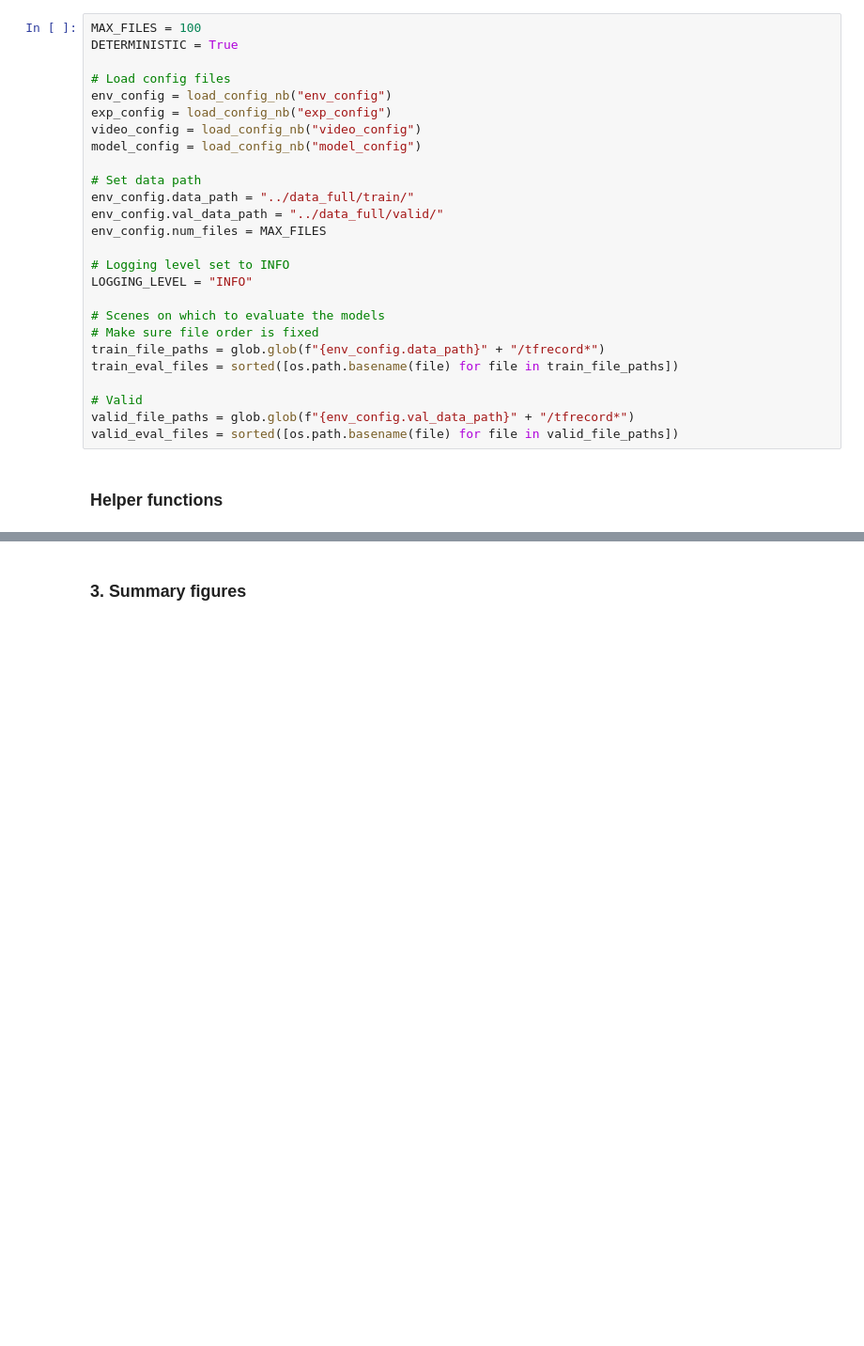
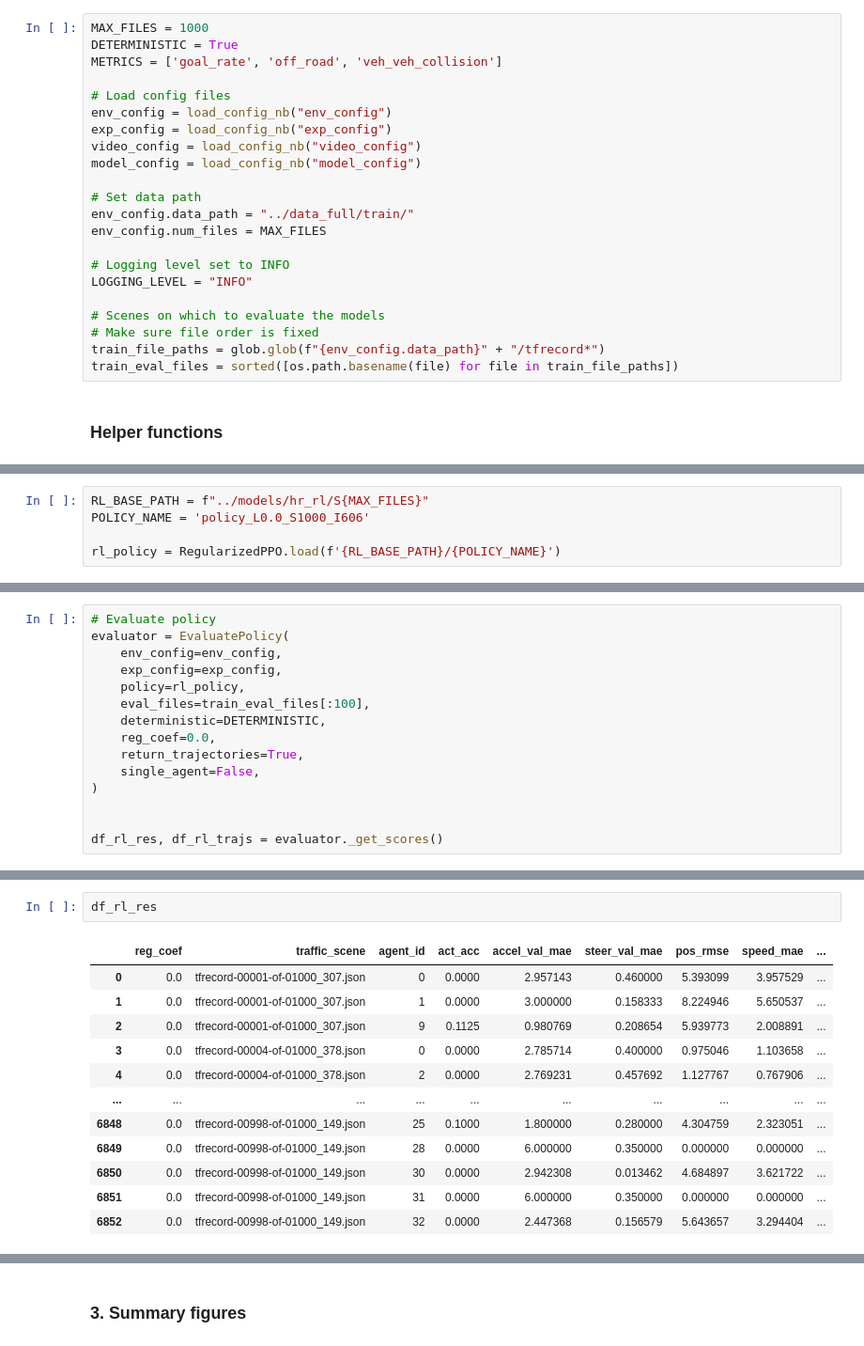
Before and after one commit to facebookresearch/nocturne, a Jupyter notebook: evaluation/policy_performance_analysis.ipynb, the cells around one changed output, grey strips where cells are left out. Shown: that part at 94% size. Drawn from its saved outputs; the diff is of its cells as text; blank space fills up the shorter version.

Commit message:
Eval notebooks

```diff
--- a/evaluation/policy_performance_analysis.ipynb
+++ b/evaluation/policy_performance_analysis.ipynb
@@ -43,8 +37,9 @@ os.environ["WANDB_NOTEBOOK_NAME"] = "policy_performance_analysis.ipynb"
 # %% [markdown]
 ### Configurations
 # %%
-MAX_FILES = 100
+MAX_FILES = 1000
 DETERMINISTIC = True
+METRICS = ['goal_rate', 'off_road', 'veh_veh_collision']
 
 # Load config files
 env_config = load_config_nb("env_config")
@@ -54,7 +49,6 @@ model_config = load_config_nb("model_config")
 
 # Set data path
 env_config.data_path = "../data_full/train/"
-env_config.val_data_path = "../data_full/valid/"
 env_config.num_files = MAX_FILES
 
 # Logging level set to INFO
@@ -64,9 +58,5 @@ LOGGING_LEVEL = "INFO"
 # Make sure file order is fixed
 train_file_paths = glob.glob(f"{env_config.data_path}" + "/tfrecord*")
 train_eval_files = sorted([os.path.basename(file) for file in train_file_paths])
-
-# Valid
-valid_file_paths = glob.glob(f"{env_config.val_data_path}" + "/tfrecord*")
-valid_eval_files = sorted([os.path.basename(file) for file in valid_file_paths])
 # %% [markdown]
 ### Helper functions
@@ -115,0 +79,5 @@ logger.setLevel(LOGGING_LEVEL)
+# %%
+RL_BASE_PATH = f"../models/hr_rl/S{MAX_FILES}"
+POLICY_NAME = 'policy_L0.0_S1000_I606'
+
+rl_policy = RegularizedPPO.load(f'{RL_BASE_PATH}/{POLICY_NAME}')
@@ -115,0 +126,15 @@ logger.setLevel(LOGGING_LEVEL)
+# %%
+# Evaluate policy
+evaluator = EvaluatePolicy(
+    env_config=env_config,
+    exp_config=exp_config,
+    policy=rl_policy,
+    eval_files=train_eval_files[:100],
+    deterministic=DETERMINISTIC,
+    reg_coef=0.0,
+    return_trajectories=True,
+    single_agent=False,
+)
+
+
+df_rl_res, df_rl_trajs = evaluator._get_scores()
@@ -115,0 +151,15 @@ logger.setLevel(LOGGING_LEVEL)
+# %%
+df_rl_res
+# %% [output]
+|  | reg_coef | traffic_scene | agent_id | act_acc | accel_val_mae | steer_val_mae | pos_rmse | speed_mae | ... |
+| 0 | 0.0 | tfrecord-00001-of-01000_307.json | 0 | 0.0000 | 2.957143 | 0.460000 | 5.393099 | 3.957529 | ... |
+| 1 | 0.0 | tfrecord-00001-of-01000_307.json | 1 | 0.0000 | 3.000000 | 0.158333 | 8.224946 | 5.650537 | ... |
+| 2 | 0.0 | tfrecord-00001-of-01000_307.json | 9 | 0.1125 | 0.980769 | 0.208654 | 5.939773 | 2.008891 | ... |
+| 3 | 0.0 | tfrecord-00004-of-01000_378.json | 0 | 0.0000 | 2.785714 | 0.400000 | 0.975046 | 1.103658 | ... |
+| 4 | 0.0 | tfrecord-00004-of-01000_378.json | 2 | 0.0000 | 2.769231 | 0.457692 | 1.127767 | 0.767906 | ... |
+| ... | ... | ... | ... | ... | ... | ... | ... | ... | ... |
+| 6848 | 0.0 | tfrecord-00998-of-01000_149.json | 25 | 0.1000 | 1.800000 | 0.280000 | 4.304759 | 2.323051 | ... |
+| 6849 | 0.0 | tfrecord-00998-of-01000_149.json | 28 | 0.0000 | 6.000000 | 0.350000 | 0.000000 | 0.000000 | ... |
+| 6850 | 0.0 | tfrecord-00998-of-01000_149.json | 30 | 0.0000 | 2.942308 | 0.013462 | 4.684897 | 3.621722 | ... |
+| 6851 | 0.0 | tfrecord-00998-of-01000_149.json | 31 | 0.0000 | 6.000000 | 0.350000 | 0.000000 | 0.000000 | ... |
+| 6852 | 0.0 | tfrecord-00998-of-01000_149.json | 32 | 0.0000 | 2.447368 | 0.156579 | 5.643657 | 3.294404 | ... |
```
Also changed, not shown: parts of 38 cells of this notebook, 2 other files.
